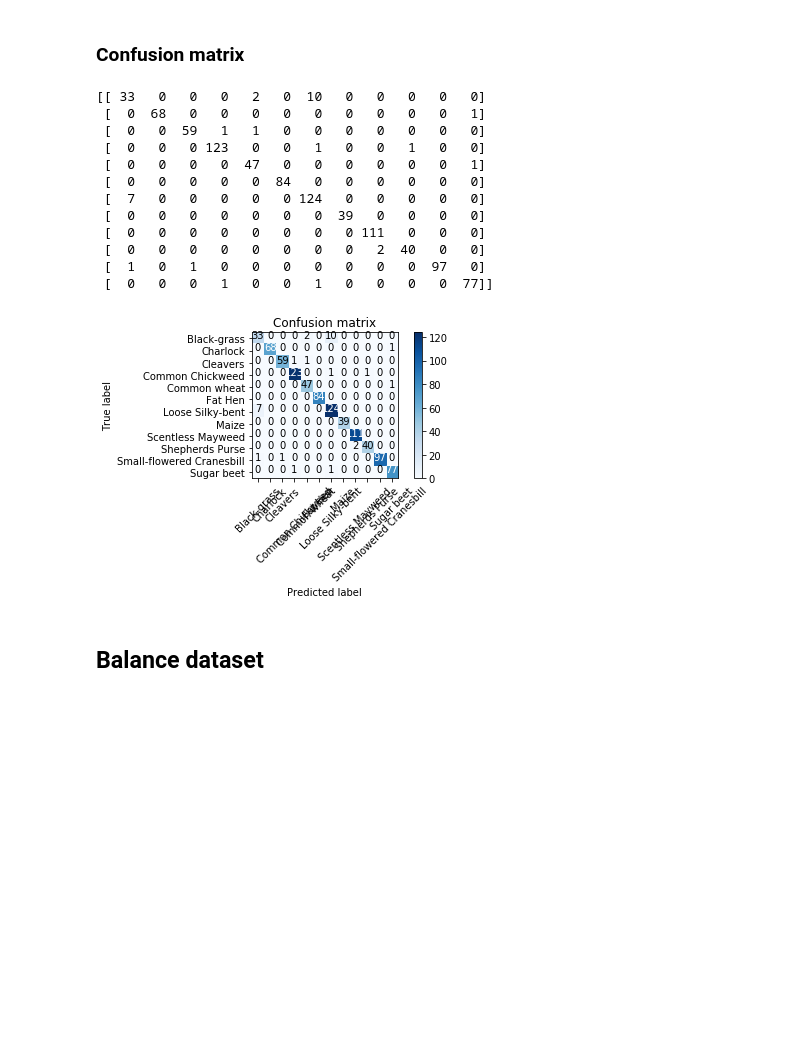
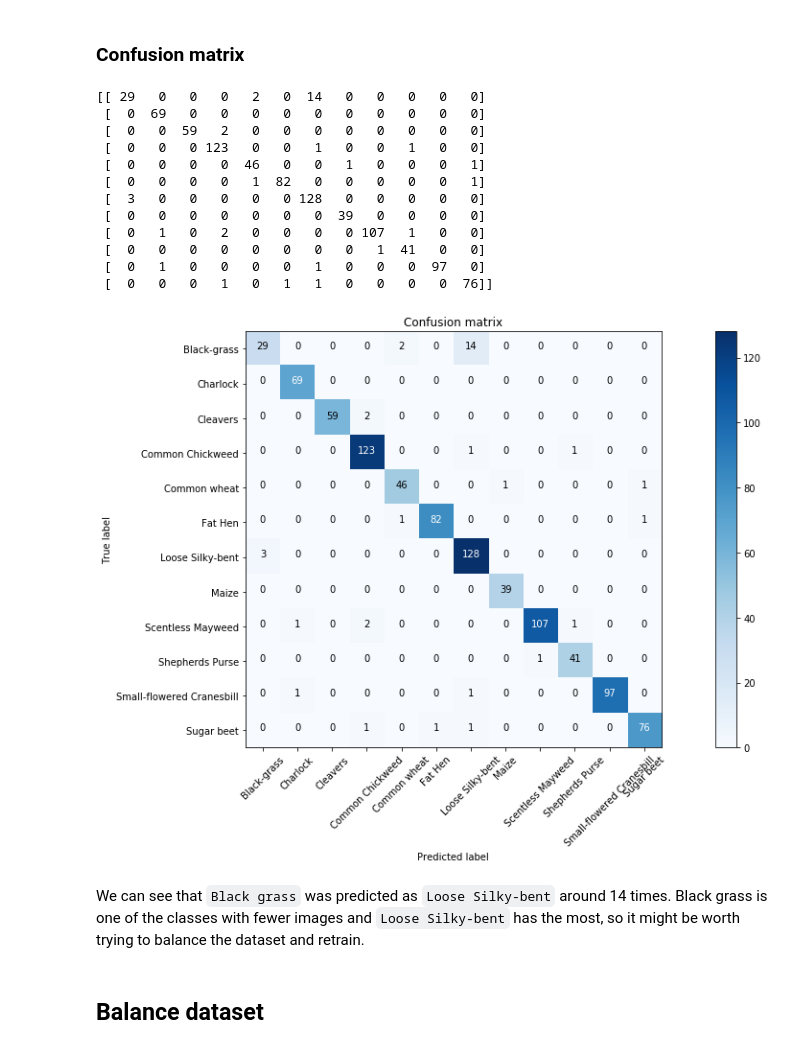
Before and after one commit to Technology-Notes/kaggle-notebooks, a Jupyter notebook: kaggle/plant-seedlings-classification/resnet50.ipynb, the cells around one changed output. Drawn from its saved outputs; the diff is of its cells as text; code cells hidden in the pictures; blank space fills up the shorter version.

```diff
--- a/kaggle/plant-seedlings-classification/resnet50.ipynb
+++ b/kaggle/plant-seedlings-classification/resnet50.ipynb
@@ -304,20 +309,22 @@ f1_score(targs, np.argmax(log_preds, axis=1), average='macro')
 # %%
 cm = confusion_matrix(targs, np.argmax(log_preds, axis=1))
 # %%
-plots.plot_confusion_matrix(cm, classes=learn.data.classes)
+plots.plot_confusion_matrix(cm, classes=learn.data.classes, figsize=(16,8))
 # %% [output]
-[[ 33   0   0   0   2   0  10   0   0   0   0   0]
- [  0  68   0   0   0   0   0   0   0   0   0   1]
- [  0   0  59   1   1   0   0   0   0   0   0   0]
+[[ 29   0   0   0   2   0  14   0   0   0   0   0]
+ [  0  69   0   0   0   0   0   0   0   0   0   0]
+ [  0   0  59   2   0   0   0   0   0   0   0   0]
  [  0   0   0 123   0   0   1   0   0   1   0   0]
- [  0   0   0   0  47   0   0   0   0   0   0   1]
- [  0   0   0   0   0  84   0   0   0   0   0   0]
- [  7   0   0   0   0   0 124   0   0   0   0   0]
+ [  0   0   0   0  46   0   0   1   0   0   0   1]
+ [  0   0   0   0   1  82   0   0   0   0   0   1]
+ [  3   0   0   0   0   0 128   0   0   0   0   0]
  [  0   0   0   0   0   0   0  39   0   0   0   0]
- [  0   0   0   0   0   0   0   0 111   0   0   0]
- [  0   0   0   0   0   0   0   0   2  40   0   0]
- [  1   0   1   0   0   0   0   0   0   0  97   0]
- [  0   0   0   1   0   0   1   0   0   0   0  77]]
+ [  0   1   0   2   0   0   0   0 107   1   0   0]
+ [  0   0   0   0   0   0   0   0   1  41   0   0]
+ [  0   1   0   0   0   0   1   0   0   0  97   0]
+ [  0   0   0   1   0   1   1   0   0   0   0  76]]
-[figure, old version]
+[figure, new version]
+# %% [markdown]
+We can see that `Black grass` was predicted as `Loose Silky-bent` around 14 times. Black grass is one of the classes with fewer images and `Loose Silky-bent` has the most, so it might be worth trying to balance the dataset and retrain.
 # %% [markdown]
 ## Balance dataset
```
Also changed, not shown: parts of 42 cells of this notebook.
